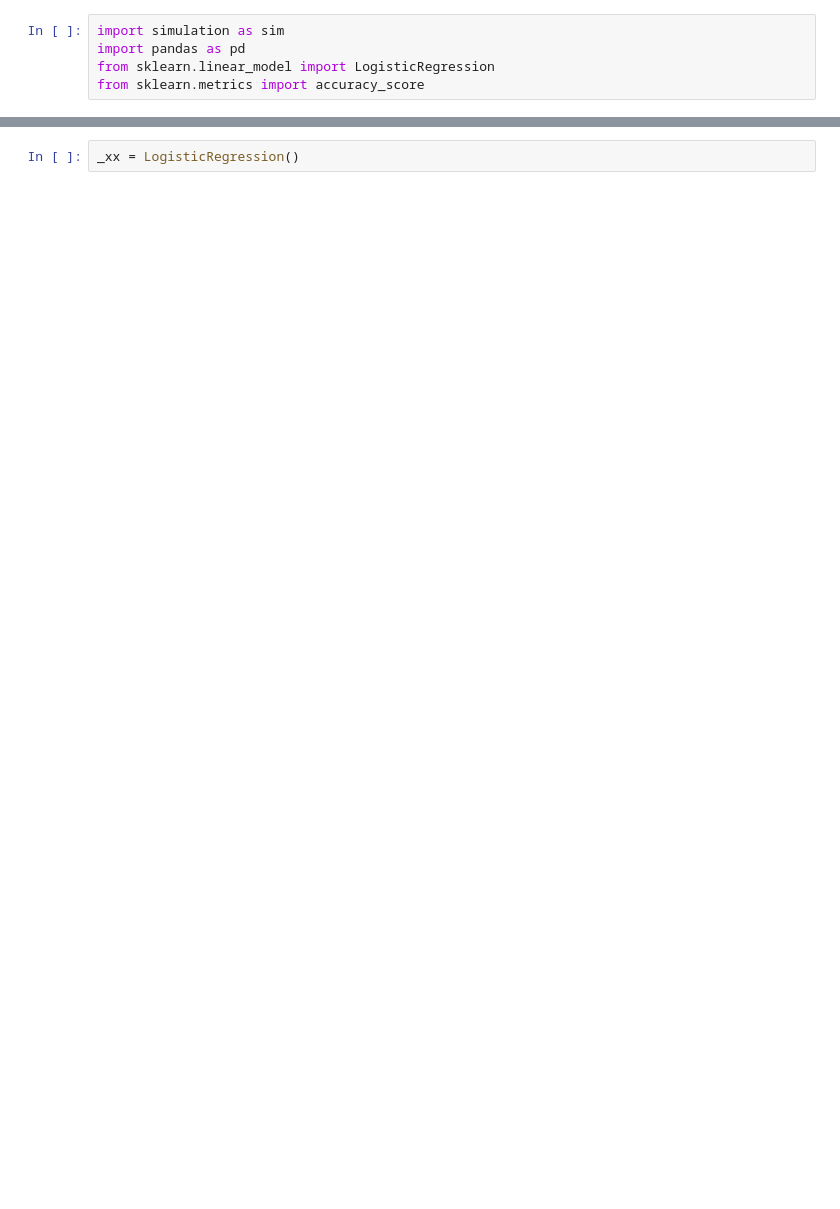
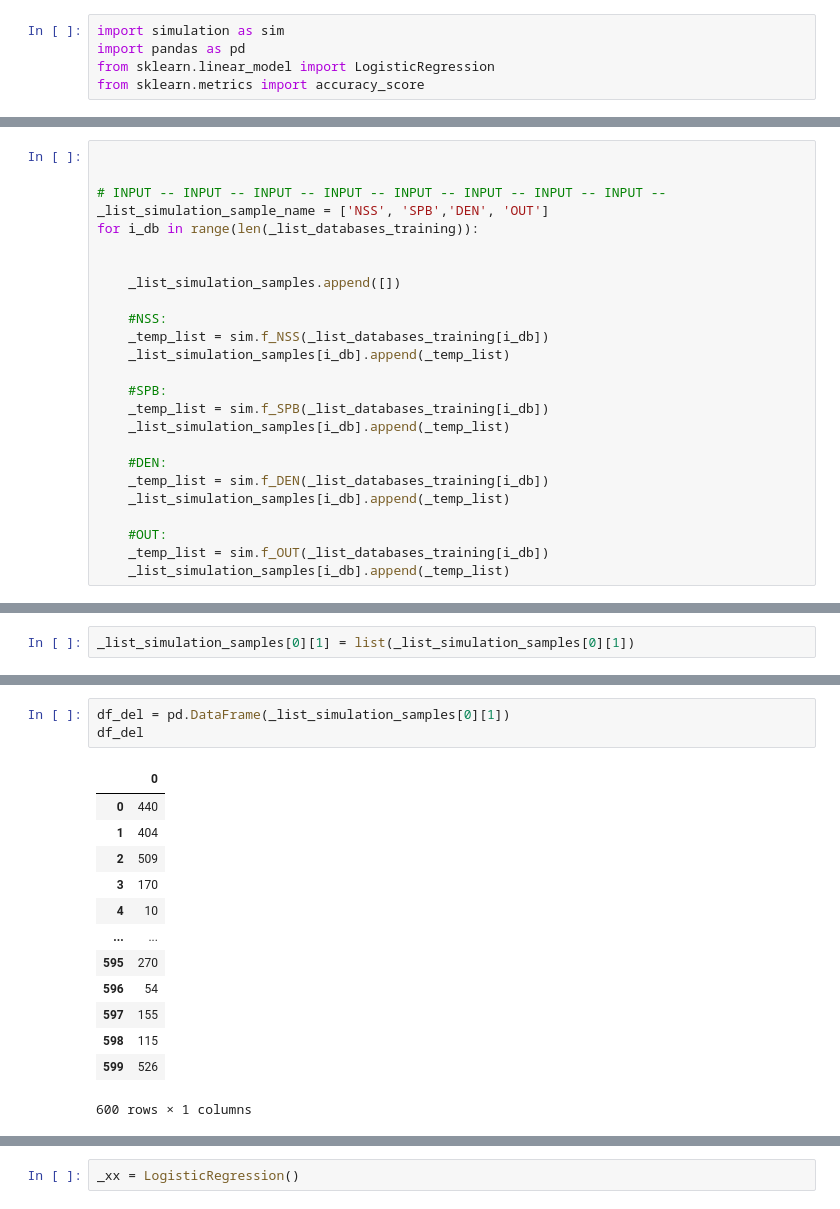
Before and after one commit to renanj/LabelSimulator, a Jupyter notebook: ml_framework_test.ipynb, the cells around one changed output, grey strips where cells are left out. Saved outputs shown, nothing was run; the diff lists cells and outputs as text; blank space fills up the shorter version.

Commit message:
Fixed Simulation Functions. Missing the ML Framework + Graph Function creation.

```diff
--- a/ml_framework_test.ipynb
+++ b/ml_framework_test.ipynb
@@ -5,0 +77,25 @@ from sklearn.metrics import accuracy_score
+# %%
+
+
+# INPUT -- INPUT -- INPUT -- INPUT -- INPUT -- INPUT -- INPUT -- INPUT --
+_list_simulation_sample_name = ['NSS', 'SPB','DEN', 'OUT']
+for i_db in range(len(_list_databases_training)):
+
+
+    _list_simulation_samples.append([])
+
+    #NSS:
+    _temp_list = sim.f_NSS(_list_databases_training[i_db])
+    _list_simulation_samples[i_db].append(_temp_list)
+
+    #SPB:
+    _temp_list = sim.f_SPB(_list_databases_training[i_db])
+    _list_simulation_samples[i_db].append(_temp_list)
+
+    #DEN:
+    _temp_list = sim.f_DEN(_list_databases_training[i_db])
+    _list_simulation_samples[i_db].append(_temp_list)
+
+    #OUT:
+    _temp_list = sim.f_OUT(_list_databases_training[i_db])
+    _list_simulation_samples[i_db].append(_temp_list)
@@ -5,0 +132,2 @@ from sklearn.metrics import accuracy_score
+# %%
+_list_simulation_samples[0][1] = list(_list_simulation_samples[0][1])
@@ -5,0 +154,17 @@ from sklearn.metrics import accuracy_score
+# %%
+df_del = pd.DataFrame(_list_simulation_samples[0][1])
+df_del
+# %% [output]
+|  | 0 |
+| 0 | 440 |
+| 1 | 404 |
+| 2 | 509 |
+| 3 | 170 |
+| 4 | 10 |
+| ... | ... |
+| 595 | 270 |
+| 596 | 54 |
+| 597 | 155 |
+| 598 | 115 |
+| 599 | 526 |
+600 rows × 1 columns
```
Also changed, not shown: parts of 73 cells of this notebook, 6 other files.
